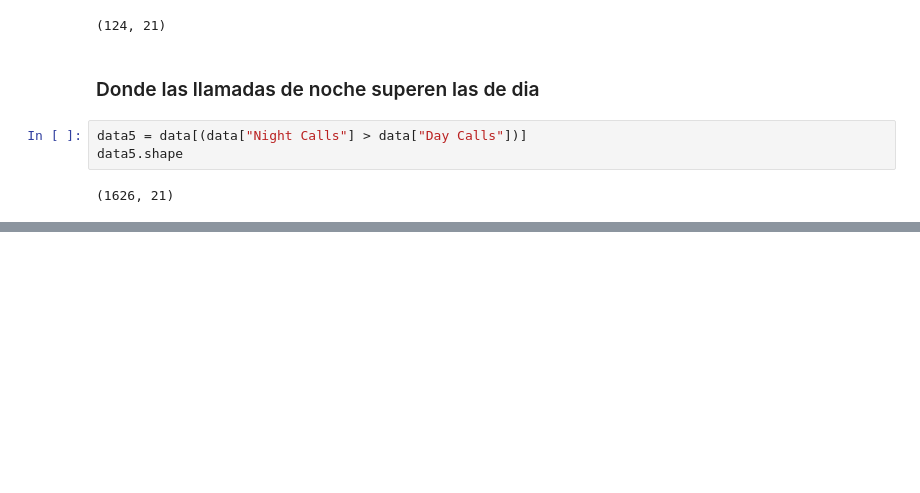
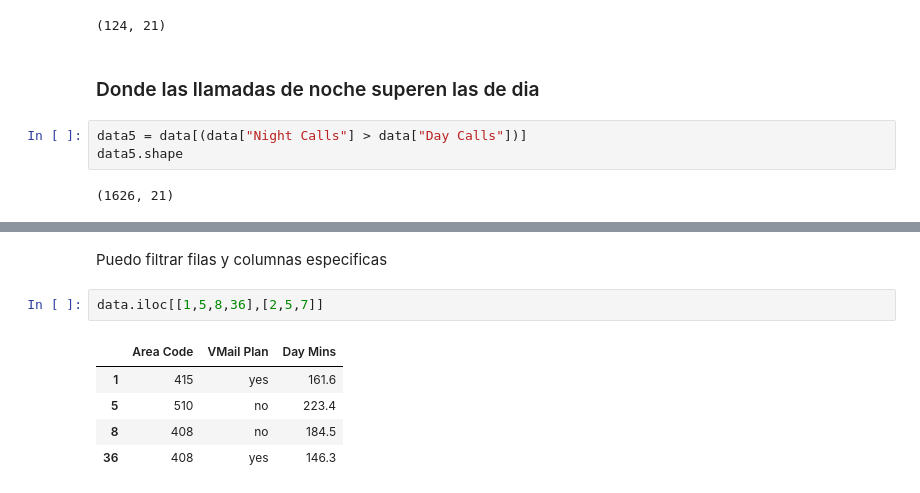
Before and after one commit to Karenahv/python-ml-curso, a Jupyter notebook: notebooks/T2 - 1 - Data Cleaning - Data Wrangling.ipynb, the cells around one changed output, grey strips where cells are left out. Cells and saved outputs as stored; diff of their text form; blank space fills up the shorter version.

```diff
--- a/notebooks/T2 - 1 - Data Cleaning - Data Wrangling.ipynb
+++ b/notebooks/T2 - 1 - Data Cleaning - Data Wrangling.ipynb
@@ -321,0 +379,10 @@ data5.shape
+# %% [markdown]
+Puedo filtrar filas y columnas especificas
+# %%
+data.iloc[[1,5,8,36],[2,5,7]]
+# %% [output]
+|  | Area Code | VMail Plan | Day Mins |
+| 1 | 415 | yes | 161.6 |
+| 5 | 510 | no | 223.4 |
+| 8 | 408 | no | 184.5 |
+| 36 | 408 | yes | 146.3 |
```
Also changed, not shown: parts of 17 cells of this notebook.
